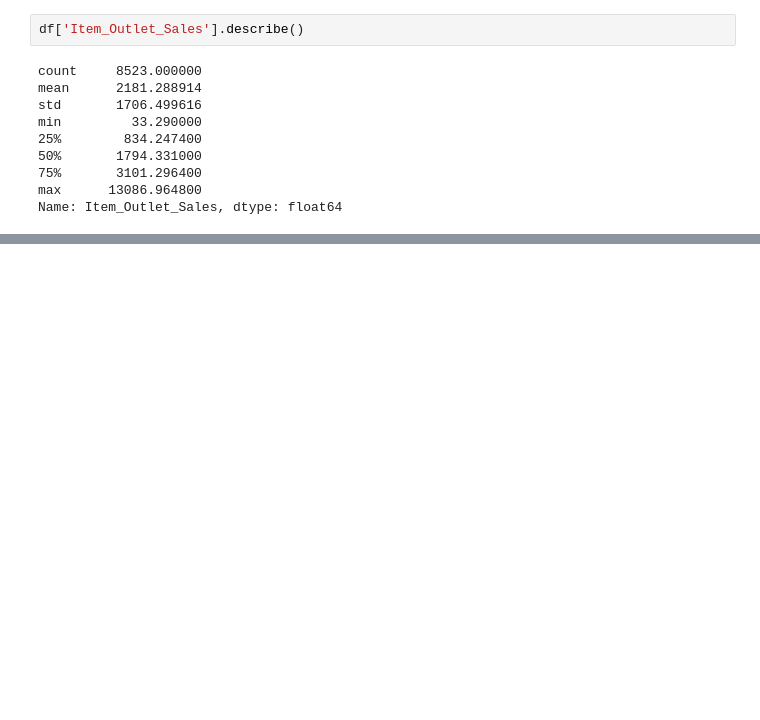
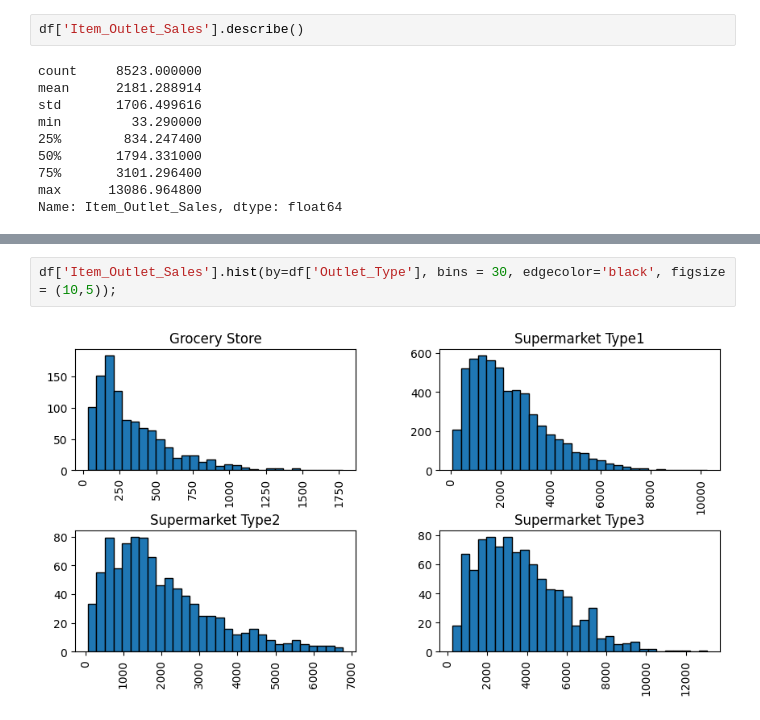
Before and after one commit to velascogringo/Sales_Prediction, a Jupyter notebook: Sales_Prediction_Core.ipynb, the cells around one changed output, grey strips where cells are left out. Cells and saved outputs as stored; diff of their text form; blank space fills up the shorter version.

```diff
--- a/Sales_Prediction_Core.ipynb
+++ b/Sales_Prediction_Core.ipynb
@@ -243,0 +308,4 @@ Name: Item_Outlet_Sales, dtype: float64
+# %%
+df['Item_Outlet_Sales'].hist(by=df['Outlet_Type'], bins = 30, edgecolor='black', figsize = (10,5));
+# %% [output]
+[figure, added]
```
Also changed, not shown: parts of 16 cells of this notebook.
